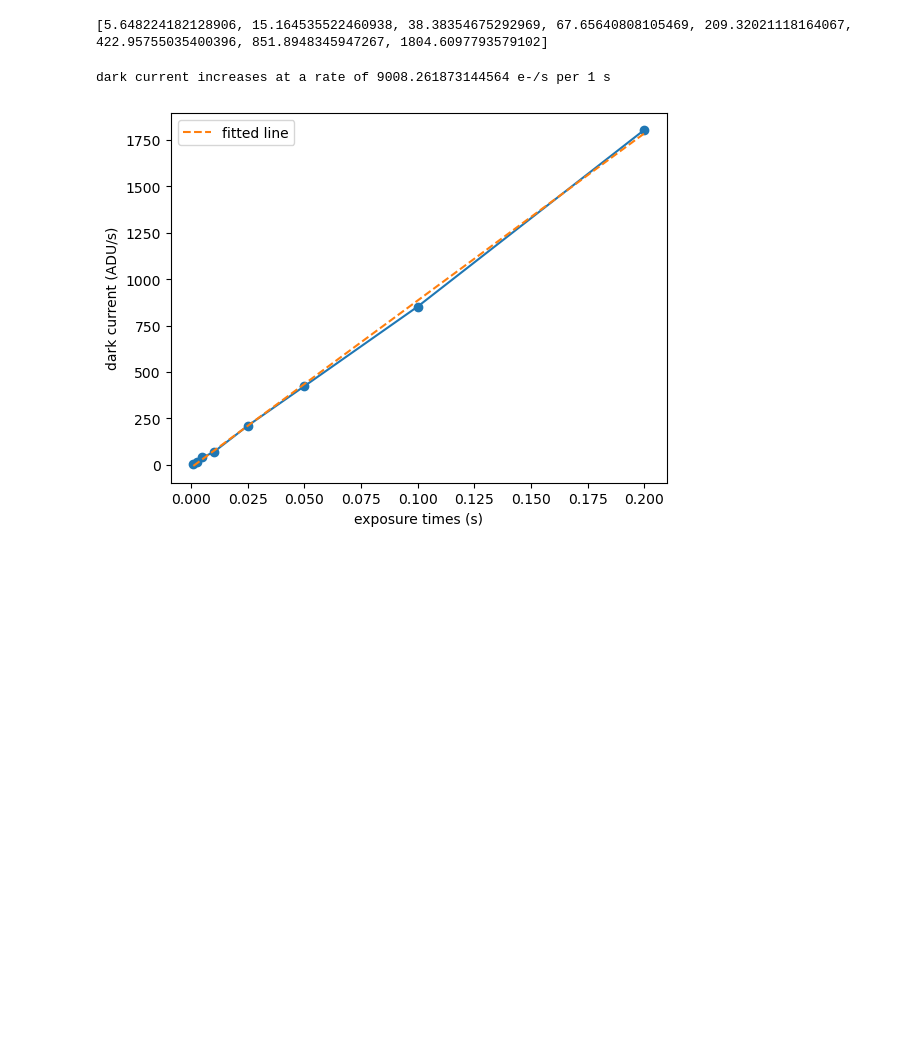
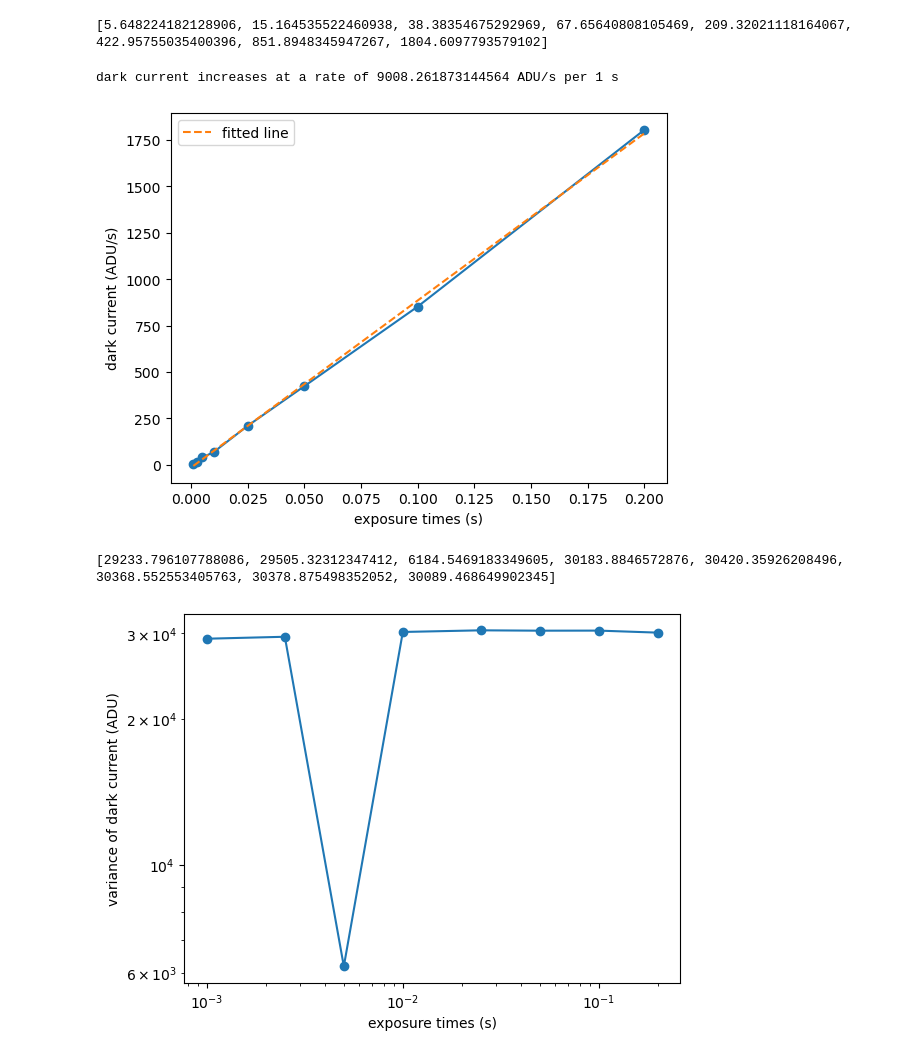
Before and after one commit to courtneyduong/cred2-characterization, a Jupyter notebook: dark current analysis.ipynb, the cells around one changed output. Cells and saved outputs as stored; diff of their text form; code cells hidden in the pictures; blank space fills up the shorter version.

```diff
--- a/dark current analysis.ipynb
+++ b/dark current analysis.ipynb
@@ -113,7 +113,61 @@ plt.xlabel('exposure times (s)')
 
 plt.legend()
 
-print('dark current increases at a rate of', slope, 'e-/s per 1 s')
+print('dark current increases at a rate of', slope, 'ADU/s per 1 s')
 # %% [output]
-dark current increases at a rate of 9008.261873144564 e-/s per 1 s
+dark current increases at a rate of 9008.261873144564 ADU/s per 1 s
 [figure]
+# %%
+####################### photon transfer curve: plot mean signal by signal variance (noise) #######################
+
+#### longer exposure times #####
+# darkt25 = fits.getdata("D:\HWP_Characterization\Data\Raw\CRED2_Characterization\Dark_Current\photon_transfer_curve\-40.0C_25.001922_1.fits")
+# darkt50 = fits.getdata("D:\HWP_Characterization\Data\Raw\CRED2_Characterization\Dark_Current\photon_transfer_curve\-40.0C_50.002361_1.fits")
+# darkt100 = fits.getdata("D:\HWP_Characterization\Data\Raw\CRED2_Characterization\Dark_Current\photon_transfer_curve\-40.0C_100.000055_1.fits")
+# darkt200 = fits.getdata("D:\HWP_Characterization\Data\Raw\CRED2_Characterization\Dark_Current\photon_transfer_curve\-40.0C_200.001812_1.fits")
+# darkt300 = fits.getdata("D:\HWP_Characterization\Data\Raw\CRED2_Characterization\Dark_Current\photon_transfer_curve\-40.0C_300.000384_1.fits")
+# darkt400 = fits.getdata("D:\HWP_Characterization\Data\Raw\CRED2_Characterization\Dark_Current\photon_transfer_curve\-40.0C_400.002141_1.fits")
+# darkt500 = fits.getdata("D:\HWP_Characterization\Data\Raw\CRED2_Characterization\Dark_Current\photon_transfer_curve\-40.0C_500.000714_1.fits")
+# darkt600 = fits.getdata("D:\HWP_Characterization\Data\Raw\CRED2_Characterization\Dark_Current\photon_transfer_curve\-40.0C_600.002471_1.fits")
+# darkt700 = fits.getdata("D:\HWP_Characterization\Data\Raw\CRED2_Characterization\Dark_Current\photon_transfer_curve\-40.0C_700.001043_1.fits")
+# darkt800 = fits.getdata("D:\HWP_Characterization\Data\Raw\CRED2_Characterization\Dark_Current\photon_transfer_curve\-40.0C_800.0028_1.fits")
+# darkt900 = fits.getdata("D:\HWP_Characterization\Data\Raw\CRED2_Characterization\Dark_Current\photon_transfer_curve\-40.0C_900.0013730000001_1.fits")
+# darkt1000 = fits.getdata("D:\HWP_Characterization\Data\Raw\CRED2_Characterization\Dark_Current\photon_transfer_curve\-40.0C_999.996761_1.fits")
+# darkts = [darkt25, darkt50, darkt100, darkt200, darkt300, darkt400, darkt500, darkt600, darkt700, darkt800, darkt900, darkt1000]
+# exposure_times = [25/1000, 50/1000, 100/1000, 200/1000, 300/1000, 400/1000, 500/1000, 600/1000, 700/1000, 800/1000, 900/1000, 1000/1000] # in s
+
+##### subtract neighboring frames #####
+mean_stds_list = []
+for darkt in darkts:
+    # subtract neighboring frames for each cube; don't need to subtract bias
+    subtracted = np.empty_like(darkt) # this cube contains noise or variance of dark current
+    for i in range(1, darkt.shape[0]):
+        subtracted[i] = darkt[i] - darkt[i-1]
+    subtracted[0] = darkt[0] - darkt[1]
+    fits.PrimaryHDU(subtracted).writeto("subtracted.fits", overwrite=True)
+    # find stds across frames
+    #stds = np.std(subtracted, axis=0)
+    # get mean of variance for each tint
+    mean_std = np.mean(subtracted)
+    mean_stds_list.append(mean_std)
+
+# plot tint vs std of dark current (photon transfer curve)
+    # if it's mostly flat, still in read noise regime -> take photos at longer exposure times -> it saturated :(
+plt.plot(exposure_times, mean_stds_list, '-o')
+
+# plot fitted line where slope = gain?????
+# coefs = np.polyfit(exposure_times[3:8], mean_stds_list[3:8], 1)
+# slope, intercept = coefs
+# dark_current_fit = [slope*time + intercept for time in exposure_times[3:8]]
+# plt.plot(exposure_times[3:8], dark_current_fit, '--', label='fitted line')
+# print('gain:', 1/slope)
+
+plt.ylabel('variance of dark current (ADU)')
+plt.xlabel('exposure times (s)')
+plt.yscale('log')
+plt.xscale('log')
+
+print(mean_stds_list)
+# %% [output]
+[29233.796107788086, 29505.32312347412, 6184.5469183349605, 30183.8846572876, 30420.35926208496, 30368.552553405763, 30378.875498352052, 30089.468649902345]
+[figure, added]
```
Also changed, not shown: parts of 2 cells of this notebook, 1 other file.
